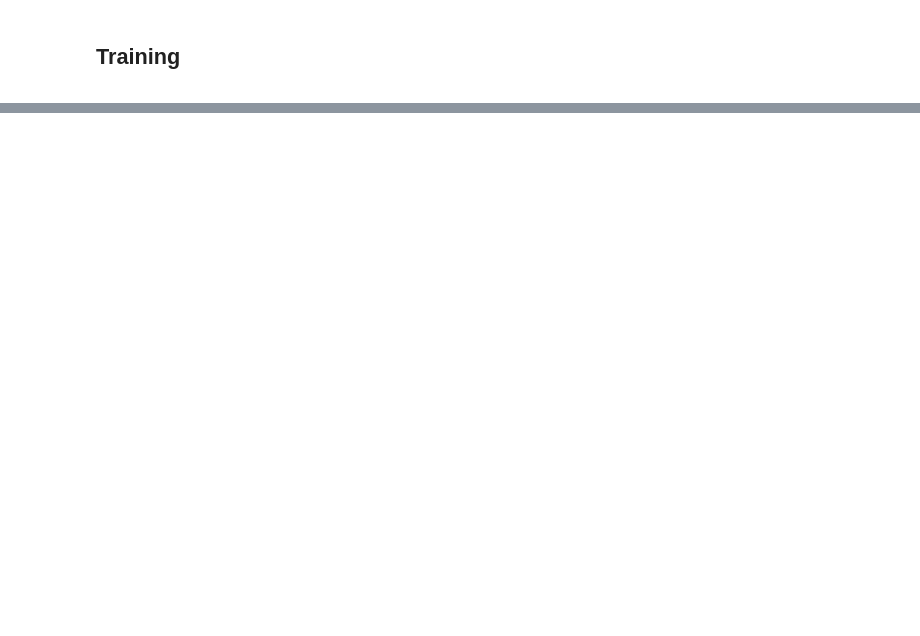
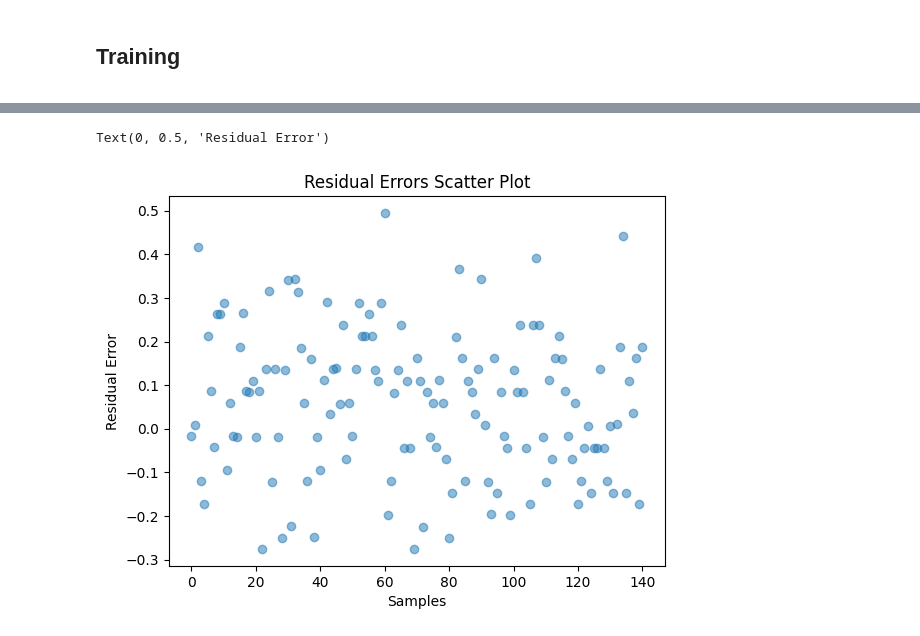
Before and after one commit to francescoperagine/UAV_ViT, a Jupyter notebook: main.ipynb, the cells around one changed output, grey strips where cells are left out. Cells and saved outputs as stored; diff of their text form; code cells hidden in the pictures; blank space fills up the shorter version.

```diff
--- a/main.ipynb
+++ b/main.ipynb
@@ -377,0 +742,10 @@ Actual result 2.799999952316284 predicted result 2.930037498474121
+# %%
+# Residuals errors scatter plot
+
+plt.scatter(range(len(residuals)), residuals, alpha=0.5)
+plt.title('Residual Errors Scatter Plot')
+plt.xlabel('Samples')
+plt.ylabel('Residual Error')
+# %% [output]
+Text(0, 0.5, 'Residual Error')
+[figure, added]
```
Also changed, not shown: parts of 72 cells of this notebook, 13 other files.
